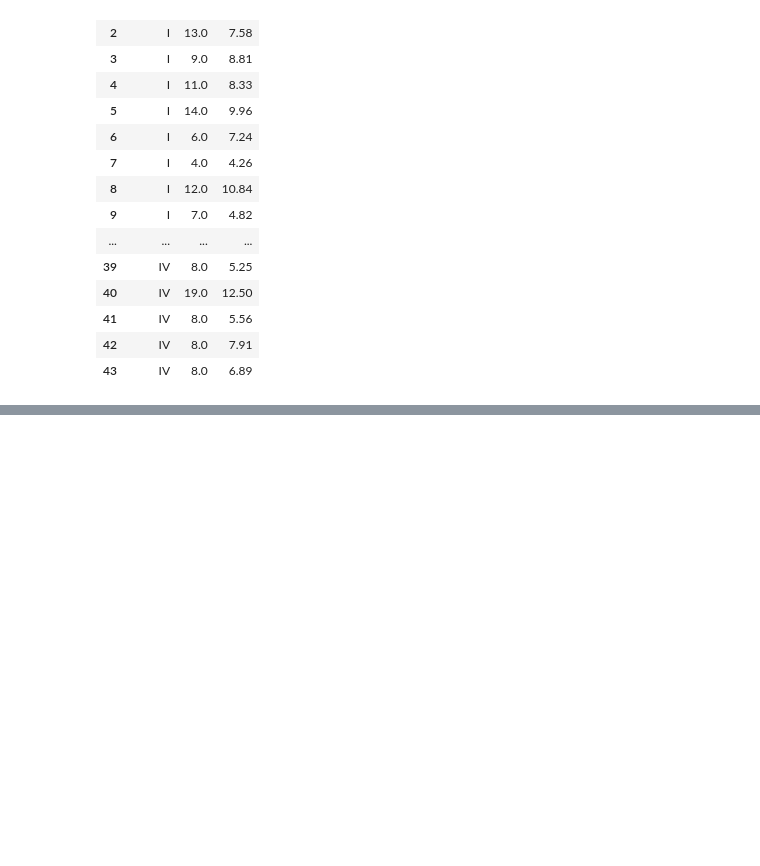
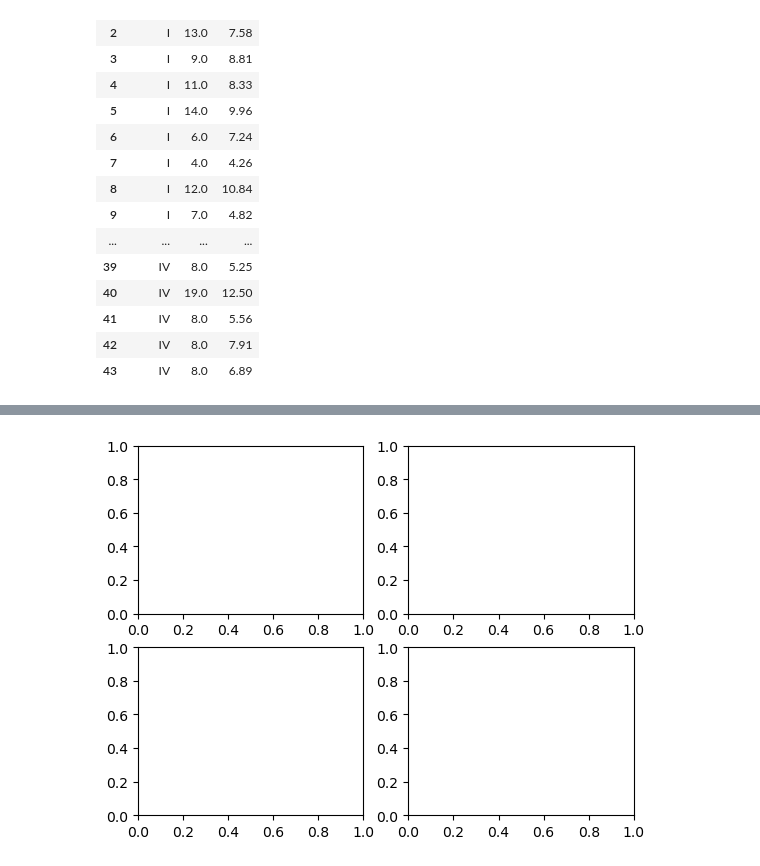
Before and after one commit to yeaeun123/datascience_notebook, a Jupyter notebook: 03.Data Visualization with Pandas.ipynb, the cells around one changed output, grey strips where cells are left out. Saved outputs shown, nothing was run; the diff lists cells and outputs as text; code cells hidden in the pictures; blank space fills up the shorter version.

```diff
--- a/03.Data Visualization with Pandas.ipynb
+++ b/03.Data Visualization with Pandas.ipynb
@@ -49,0 +122,12 @@ anscombe
+# %%
+import matplotlib.pyplot as plt
+# 4분할 그래프
+# 그래프의 기본 틀 생성 : figure
+fig = plt.figure()
+# 기본 틀에 격자 추가
+axes1 = fig.add_subplot(2, 2, 1)  # 2행 2열의 그래프 중 1번째 영역
+axes2 = fig.add_subplot(2, 2, 2)
+axes3 = fig.add_subplot(2, 2, 3)
+axes4 = fig.add_subplot(2, 2, 4)
+# %% [output]
+[figure, added]
```
Also changed, not shown: parts of 12 cells of this notebook.
